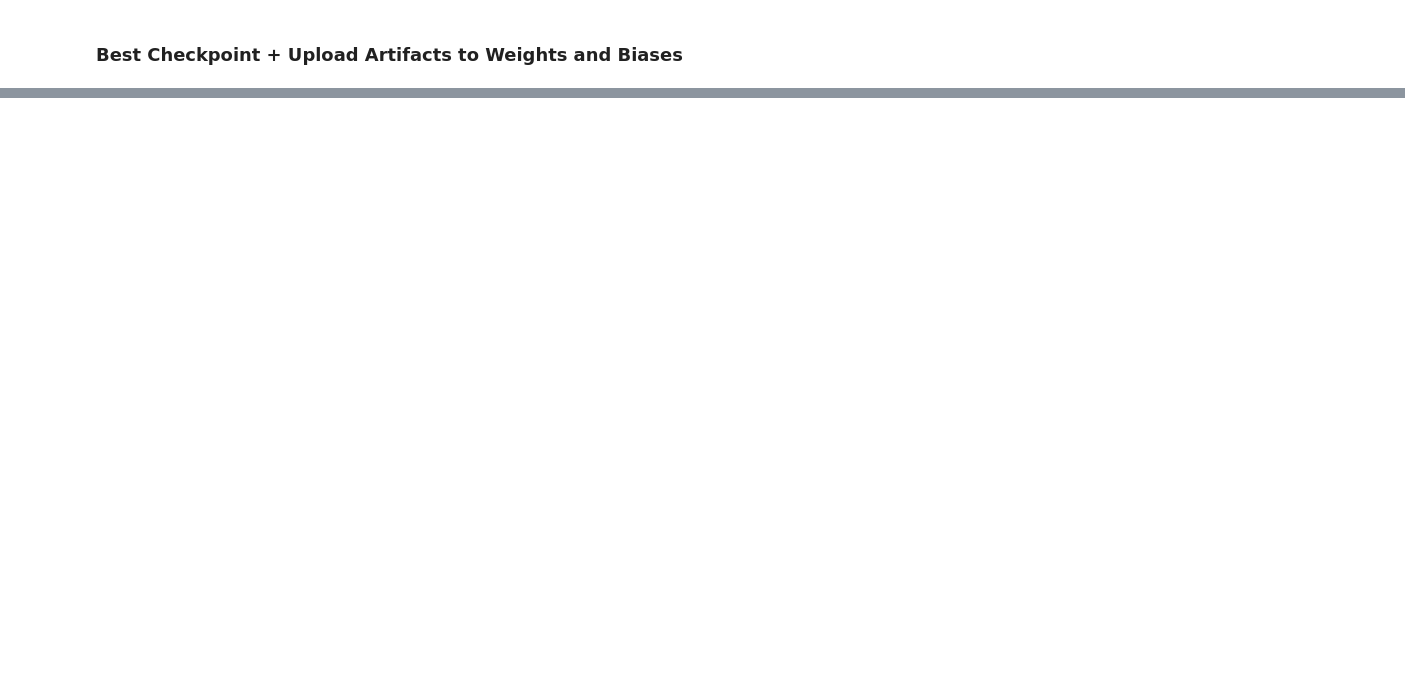
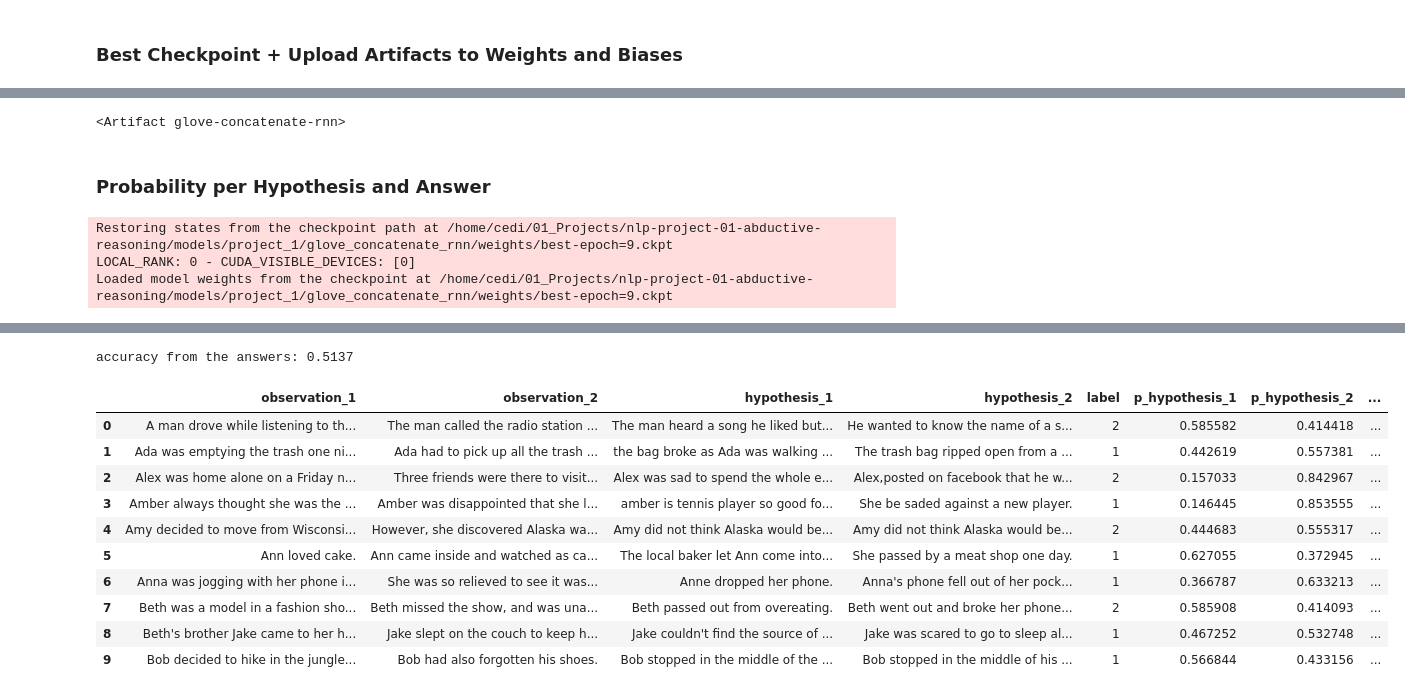
Before and after one commit to cmedi32/nlp-project-01-abductive-reasoning, a Jupyter notebook: notebooks/project_1/rnn/rnn_basic.ipynb, the cells around one changed output, grey strips where cells are left out. Cells and saved outputs as stored; diff of their text form; code cells hidden in the pictures; blank space fills up the shorter version.

Commit message:
lots of progress around preprocessing pipeline, add all simple non weighted rnn models, first runs, pretty underwhelming results

```diff
--- a/notebooks/project_1/rnn/rnn_basic.ipynb
+++ b/notebooks/project_1/rnn/rnn_basic.ipynb
@@ -65,8 +69,12 @@ config = {
     "truncation": "none",
     "embedding": "glove-wiki-gigaword-300",
     "sentence_representation": "mean",
-    "example_representation": "concat",  # O1, O2, H1, H2
-    "classifier": "mlp_2_hidden",
+    "example_representation": "sequence",  # O1, O2, H1, H2 -> 4 rnn time steps
+    "encoder": "rnn",
+    "bidirectional": False,
+    "num_layers": 1,
+    "rnn_hidden_dim": 256,
+    "classifier": "mlp",  # linear -> relu -> linear
     "hidden_dim": 256,
     "learning_rate": 1e-3,
     "batch_size": 64,
@@ -78,7 +86,7 @@ config = {
 run = wandb.init(
     entity=WANDB_ENTITY,
     project=WANDB_PROJECT,
-    name="glove-concatenate-bigger-mlp",
+    name="glove-concatenate-rnn",
     config=config,
 )
 # %% [output]
@@ -170,0 +221,22 @@ Seed set to 42
+# %%
+WEIGHTS_DIR = Path("../../../models/project_1/glove_concatenate_rnn/weights")
+
+model = RNNClassifier(
+    input_dim=wv.vector_size,  # one time step = one 300 dim sentence vector
+    rnn_hidden_dim=config["rnn_hidden_dim"],
+    hidden_dim=config["hidden_dim"],
+    output_dim=2,
+    learning_rate=config["learning_rate"],
+)
+
+early_stopping = EarlyStopping(monitor="loss/valid", mode="min", patience=config["patience"], verbose=True)
+checkpoint = ModelCheckpoint(dirpath=WEIGHTS_DIR, filename="best-{epoch}", monitor="loss/valid", mode="min", save_top_k=1)
+
+trainer = L.Trainer(
+    max_epochs=config["max_epochs"],
+    accelerator="auto",
+    devices=1,
+    logger=WandbLogger(),  # reuses the run from wandb.init
+    callbacks=[early_stopping, checkpoint],
+)
+trainer.fit(model, train_dataloaders=train_loader, val_dataloaders=valid_loader)
@@ -172,0 +321,23 @@ Seed set to 42
+# %%
+artifact = wandb.Artifact("glove-concatenate-rnn", type="model", metadata={"loss/valid": checkpoint.best_model_score.item()})
+artifact.add_file(checkpoint.best_model_path)
+run.log_artifact(artifact, aliases=["best"])
+# %% [output]
+<Artifact glove-concatenate-rnn>
+# %% [markdown]
+### Probability per Hypothesis and Answer
+# %%
+# best checkpoint, softmax over the 2 logits -> one probability distribution per test example
+probabilities = torch.cat(trainer.predict(model, dataloaders=test_loader, ckpt_path="best")).numpy()
+
+results = test.to_pandas()[TEXT_FIELDS + ["label"]]  # test_loader is not shuffled, same order as test
+results["p_hypothesis_1"] = probabilities[:, 0]
+results["p_hypothesis_2"] = probabilities[:, 1]
+results["answer"] = probabilities.argmax(axis=1) + 1  # same numbering as label: 1 -> hypothesis_1, 2 -> hypothesis_2
+
+print(f"accuracy from the answers: {(results['answer'] == results['label']).mean():.4f}")
+results.head(10)
+# %% [output]
+Restoring states from the checkpoint path at /home/cedi/01_Projects/nlp-project-01-abductive-reasoning/models/project_1/glove_concatenate_rnn/weights/best-epoch=9.ckpt
+LOCAL_RANK: 0 - CUDA_VISIBLE_DEVICES: [0]
+Loaded model weights from the checkpoint at /home/cedi/01_Projects/nlp-project-01-abductive-reasoning/models/project_1/glove_concatenate_rnn/weights/best-epoch=9.ckpt
@@ -172,0 +347,12 @@ Seed set to 42
+accuracy from the answers: 0.5137
+|  | observation_1 | observation_2 | hypothesis_1 | hypothesis_2 | label | p_hypothesis_1 | p_hypothesis_2 | ... |
+| 0 | A man drove while listening to th... | The man called the radio station ... | The man heard a song he liked but... | He wanted to know the name of a s... | 2 | 0.585582 | 0.414418 | ... |
+| 1 | Ada was emptying the trash one ni... | Ada had to pick up all the trash ... | the bag broke as Ada was walking ... | The trash bag ripped open from a ... | 1 | 0.442619 | 0.557381 | ... |
+| 2 | Alex was home alone on a Friday n... | Three friends were there to visit... | Alex was sad to spend the whole e... | Alex,posted on facebook that he w... | 2 | 0.157033 | 0.842967 | ... |
+| 3 | Amber always thought she was the ... | Amber was disappointed that she l... | amber is tennis player so good fo... | She be saded against a new player. | 1 | 0.146445 | 0.853555 | ... |
+| 4 | Amy decided to move from Wisconsi... | However, she discovered Alaska wa... | Amy did not think Alaska would be... | Amy did not think Alaska would be... | 2 | 0.444683 | 0.555317 | ... |
+| 5 | Ann loved cake. | Ann came inside and watched as ca... | The local baker let Ann come into... | She passed by a meat shop one day. | 1 | 0.627055 | 0.372945 | ... |
+| 6 | Anna was jogging with her phone i... | She was so relieved to see it was... | Anne dropped her phone. | Anna's phone fell out of her pock... | 1 | 0.366787 | 0.633213 | ... |
+| 7 | Beth was a model in a fashion sho... | Beth missed the show, and was una... | Beth passed out from overeating. | Beth went out and broke her phone... | 2 | 0.585908 | 0.414093 | ... |
+| 8 | Beth's brother Jake came to her h... | Jake slept on the couch to keep h... | Jake couldn't find the source of ... | Jake was scared to go to sleep al... | 1 | 0.467252 | 0.532748 | ... |
+| 9 | Bob decided to hike in the jungle... | Bob had also forgotten his shoes. | Bob stopped in the middle of the ... | Bob stopped in the middle of his ... | 1 | 0.566844 | 0.433156 | ... |
```
Also changed, not shown: parts of 12 cells of this notebook, 32 other files.
